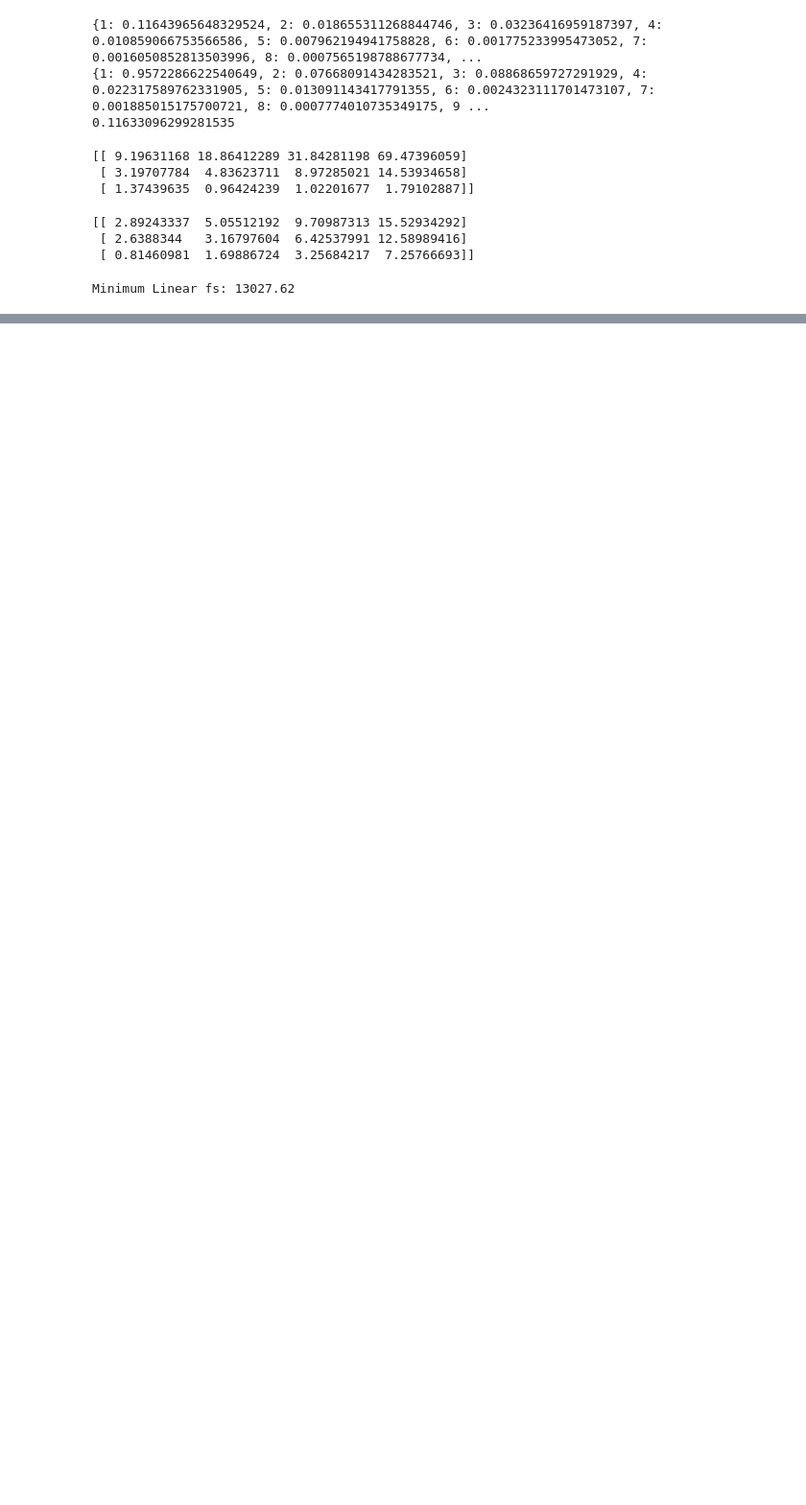
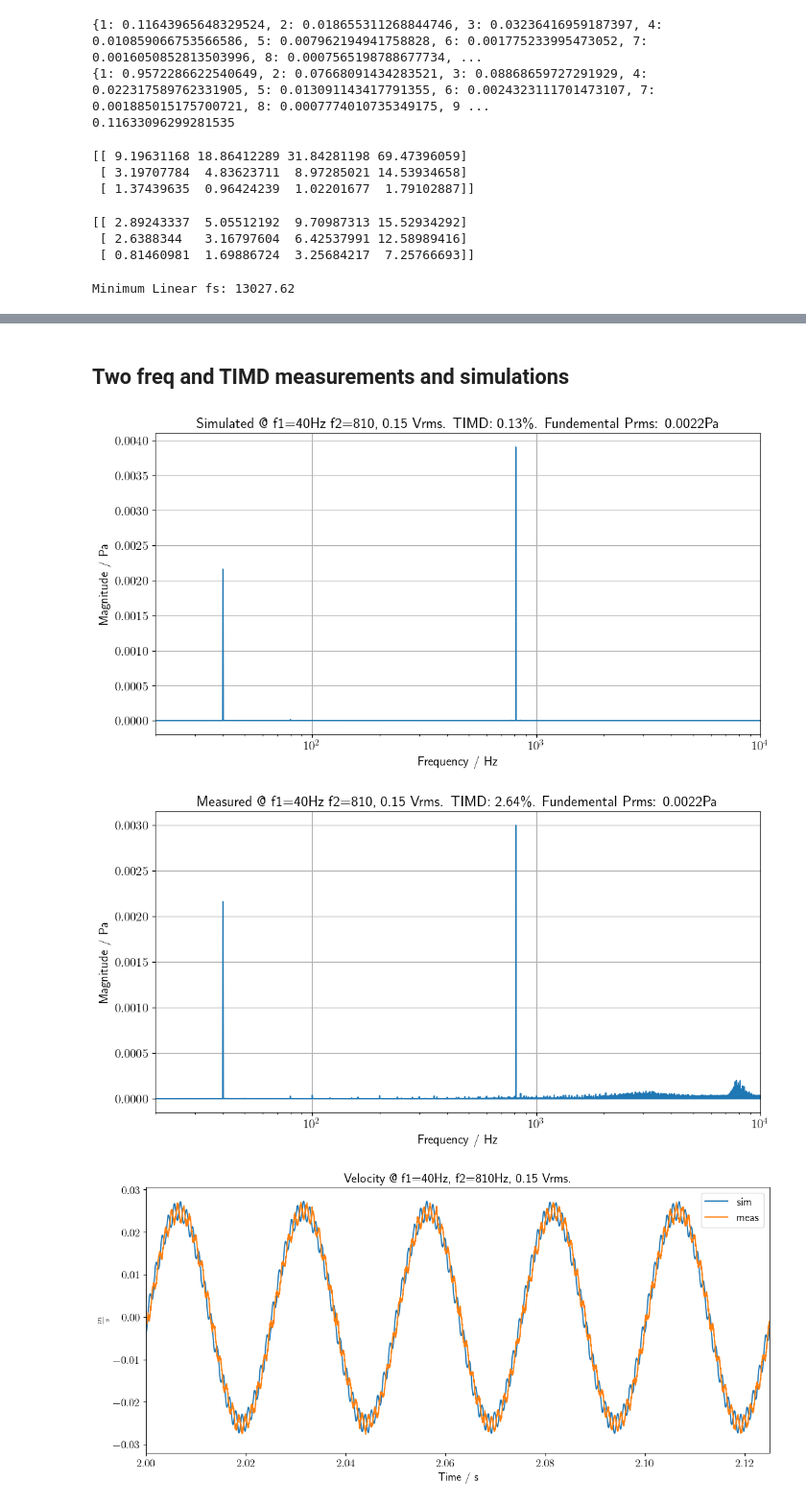
Before and after one commit to istlf/non-linear-transducers-project, a Jupyter notebook: Lab D.ipynb, the cells around one changed output, grey strips where cells are left out. Shown at 96% size. Cells and saved outputs as stored; diff of their text form; code cells hidden in the pictures; blank space fills up the shorter version.

```diff
--- a/Lab D.ipynb
+++ b/Lab D.ipynb
@@ -235,0 +282,2 @@ print(Prms_sim)
+# %% [markdown]
+## Two freq and TIMD measurements and simulations
@@ -235,0 +337,28 @@ print(Prms_sim)
+# %%
+import util
+Prms_meas = util.find_fundemental_pRMS(v_meas, fs, freq, radius)
+TIMD_meas = util.timd_spl(v_meas, fs, freq, freq2, radius=radius)
+TIMD_meas = TIMD_meas*100
+
+Prms_sim = util.find_fundemental_pRMS(v_sim, fs, freq, radius)
+TIMD_sim = util.timd_spl(v_sim, fs, freq, freq2, radius=radius)
+TIMD_sim = TIMD_sim*100
+
+util.plot_spectrum_in_spl(v_sim, fs, radius=radius, xlim=[20,10e3], title=f"Simulated @ f1={freq}Hz f2={freq2}, {Vrms} Vrms. TIMD: {TIMD_sim:.2f}\\%. Fundemental Prms: {Prms_sim:.4f}Pa", save="figures/timd_simulated_f1=" + str(freq) + "Hz_f2="+ str(freq2) + "Hz_" + str(Vrms) + "Vrms.png")
+util.plot_spectrum_in_spl(v_meas, fs_meas, radius=4e-2, xlim=[20,10e3], title=f"Measured @ f1={freq}Hz f2={freq2}, {Vrms} Vrms. TIMD: {TIMD_meas:.2f}\\%. Fundemental Prms: {Prms_sim:.4f}Pa", save="figures/timd_meas_f1=" + str(freq) + "Hz_f2="+ str(freq2) + "Hz_" + str(Vrms) + "Vrms.png")
+
+util.init_latex()
+plt.figure(figsize=(14,6))
+plt.plot(t_sim, v_sim, label="sim")
+plt.plot(t_sim, v_meas, label="meas")
+plt.xlabel("Time / s")
+plt.ylabel("$\\frac{m}{s}$")
+plt.title(f"Velocity @ f1={freq}Hz, f2={freq2}Hz, {Vrms} Vrms.")
+plt.legend()
+plt.xlim([2,2 + 5*1/freq])
+plt.savefig("figures/time_f1=" + str(freq) + "Hz_f2=" + str(freq2) + "Hz_" + str(Vrms) + "Vrms.png", bbox_inches="tight")
+plt.show()
+# %% [output]
+[figure, added]
+[figure, added]
+[figure, added]
```
Also changed, not shown: parts of 5 cells of this notebook, 19 other files.
